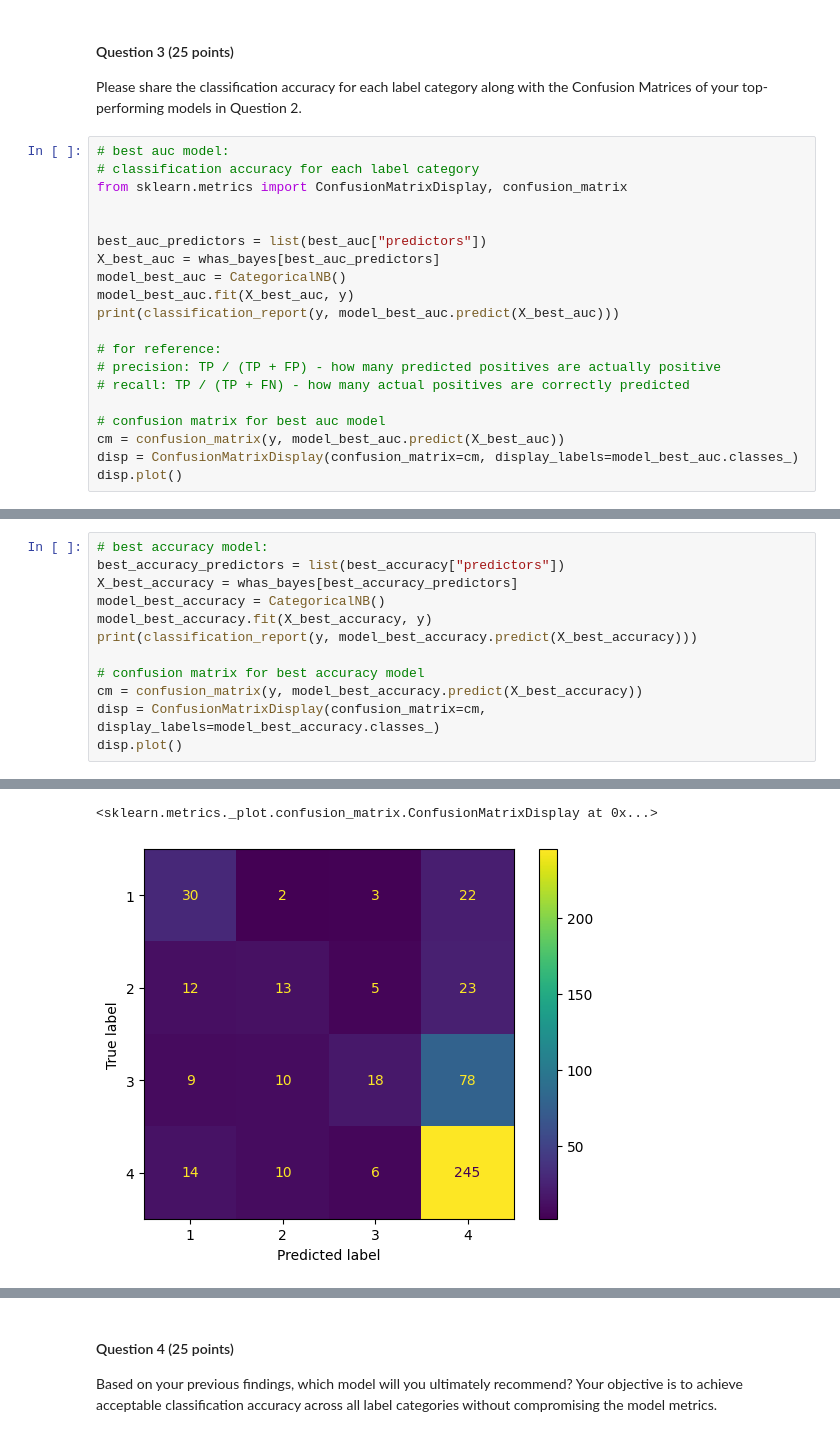
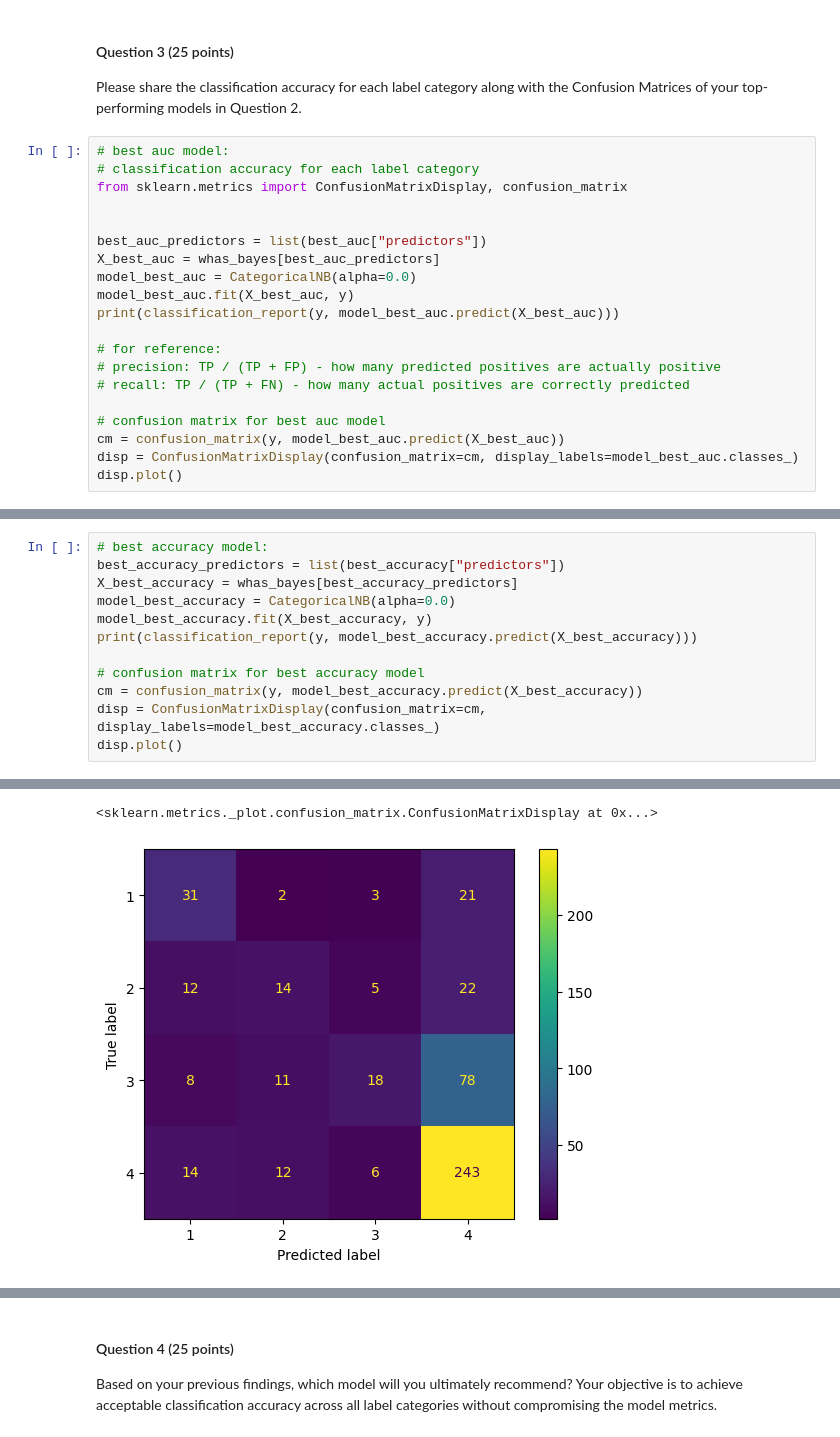
Before and after one commit to lilykendall/adsp31017, a Jupyter notebook: Assignment 4/assignment4.ipynb, the cells around one changed output, grey strips where cells are left out. Cells and saved outputs as stored; diff of their text form.

```diff
--- a/Assignment 4/assignment4.ipynb
+++ b/Assignment 4/assignment4.ipynb
@@ -285,7 +285,7 @@ from sklearn.metrics import ConfusionMatrixDisplay, confusion_matrix
 
 best_auc_predictors = list(best_auc["predictors"])
 X_best_auc = whas_bayes[best_auc_predictors]
-model_best_auc = CategoricalNB()
+model_best_auc = CategoricalNB(alpha=0.0)
 model_best_auc.fit(X_best_auc, y)
 print(classification_report(y, model_best_auc.predict(X_best_auc)))
 
@@ -314,7 +314,7 @@ weighted avg       0.52      0.57      0.53       500
 # best accuracy model:
 best_accuracy_predictors = list(best_accuracy["predictors"])
 X_best_accuracy = whas_bayes[best_accuracy_predictors]
-model_best_accuracy = CategoricalNB()
+model_best_accuracy = CategoricalNB(alpha=0.0)
 model_best_accuracy.fit(X_best_accuracy, y)
 print(classification_report(y, model_best_accuracy.predict(X_best_accuracy)))
 
@@ -335,6 +335,6 @@ disp.plot()
 weighted avg       0.59      0.61      0.56       500
 <sklearn.metrics._plot.confusion_matrix.ConfusionMatrixDisplay at 0x...>
-[figure, old version]
+[figure, new version]
 # %%
 # best rase model:
 best_rase_predictors = list(best_rase["predictors"])
```
Also changed, not shown: parts of 3 cells of this notebook, 2 other files.
